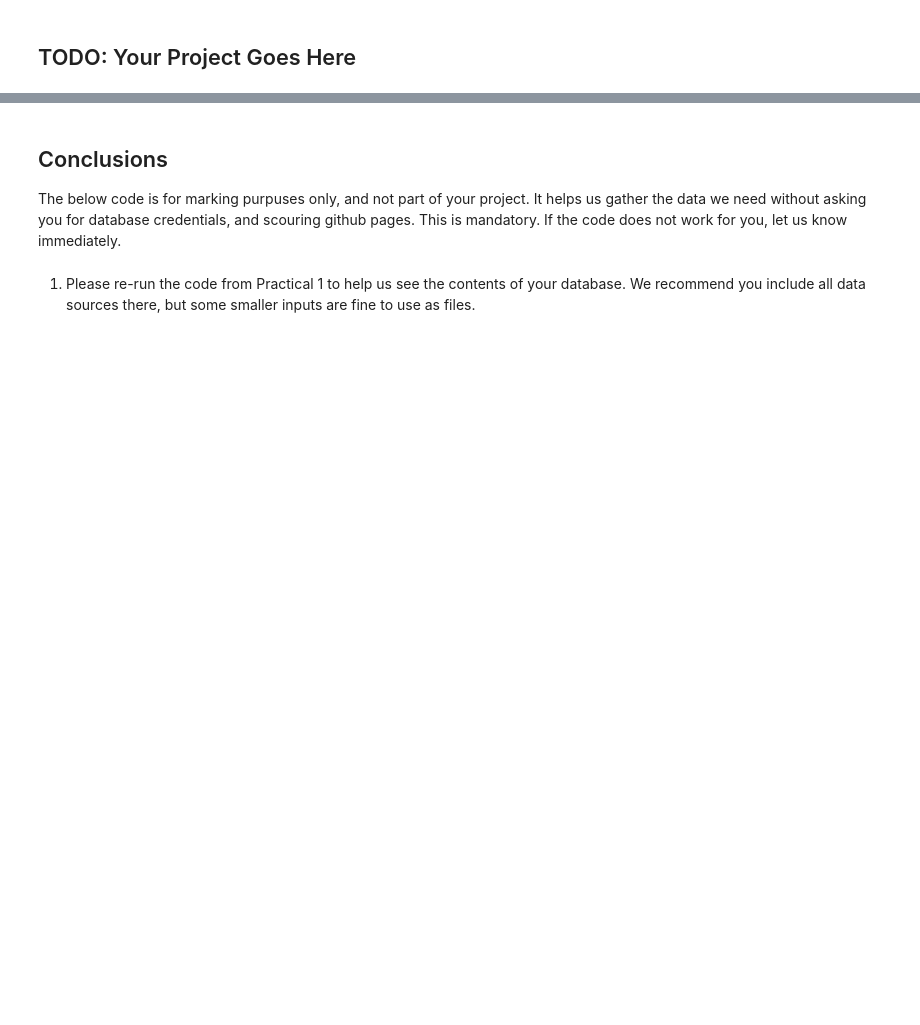
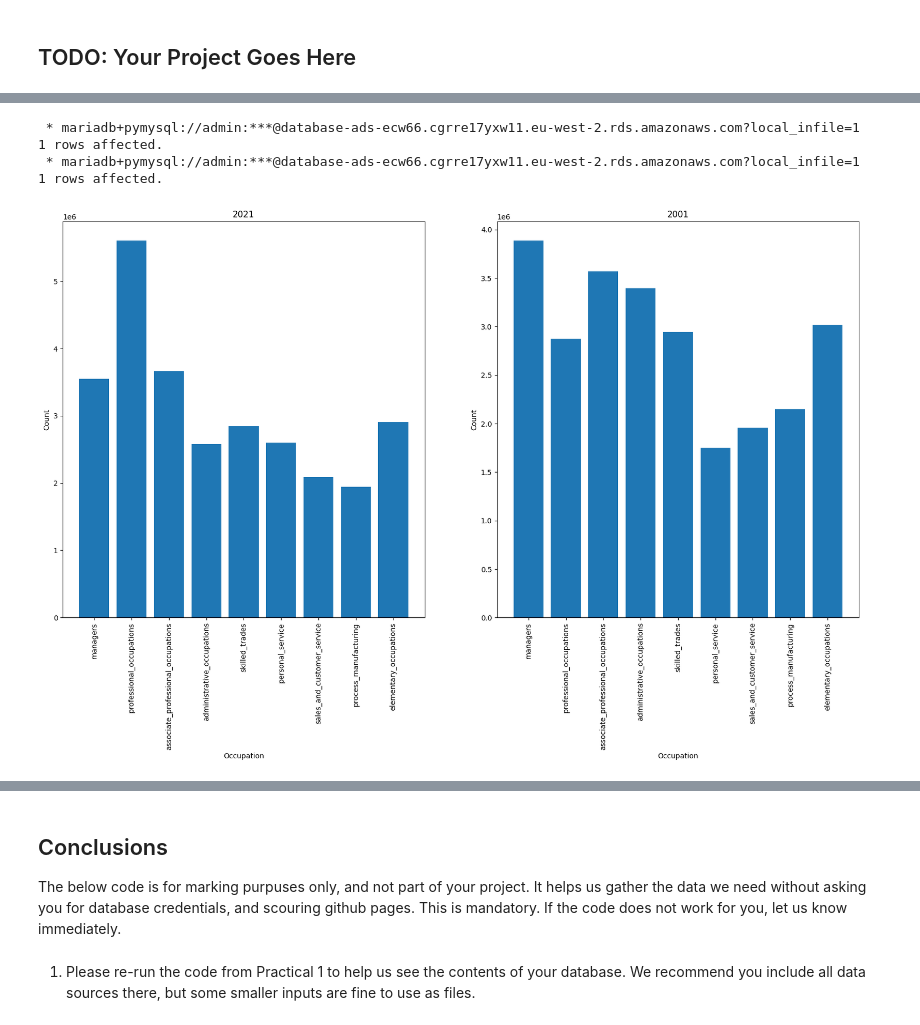
Before and after one commit to EuanWorth/ecw66_ads_2024, a Jupyter notebook: ads_course_assessment.ipynb, the cells around one changed output, grey strips where cells are left out. Drawn from its saved outputs; the diff is of its cells as text; code cells hidden in the pictures; blank space fills up the shorter version.

```diff
--- a/ads_course_assessment.ipynb
+++ b/ads_course_assessment.ipynb
@@ -1509,0 +1799,2 @@ Note that the ideas are just a starting point question. You should include more
+# %%
+occupations_list = ["all_categories", "managers", "professional_occupations", "associate_professional_occupations", "administrative_occupations", "skilled_trades", "personal_service", "sales_and_customer_service", "process_manufacturing", "elementary_occupations"]
@@ -1509,0 +1925,25 @@ Note that the ideas are just a starting point question. You should include more
+# %%
+total_2021_data = %sql SELECT SUM(`all_categories`), SUM(`managers`), SUM(`professional_occupations`), SUM(`associate_professional_occupations`), SUM(`administrative_occupations`), SUM(`skilled_trades`), SUM(`personal_service`), SUM(`sales_and_customer_service`), SUM(`process_manufacturing`), SUM(`elementary_occupations`) FROM `occupations_2021_data`;
+total_2021_df = pd.DataFrame(total_2021_data)
+total_2001_data = %sql SELECT SUM(`all_categories`), SUM(`managers`), SUM(`professional_occupations`), SUM(`associate_professional_occupations`), SUM(`administrative_occupations`), SUM(`skilled_trades`), SUM(`personal_service`), SUM(`sales_and_customer_service`), SUM(`process_manufacturing`), SUM(`elementary_occupations`) FROM `occupations_2001_data_rezoned`;
+total_2001_df = pd.DataFrame(total_2001_data)
+# %% [output]
+ * mariadb+pymysql://admin:***@database-ads-ecw66.cgrre17yxw11.eu-west-2.rds.amazonaws.com?local_infile=1
+1 rows affected.
+ * mariadb+pymysql://admin:***@database-ads-ecw66.cgrre17yxw11.eu-west-2.rds.amazonaws.com?local_infile=1
+1 rows affected.
+# %%
+fig, axes = plt.subplots(ncols=2, figsize=(20,10))
+axes[0].bar(occupations_list[1:], total_2021_df.iloc[0][1:])
+axes[0].set_title("2021")
+axes[0].set_xlabel("Occupation")
+axes[0].set_ylabel("Count")
+axes[0].set_xticklabels(occupations_list[1:], rotation=90)
+axes[1].bar(occupations_list[1:], total_2001_df.iloc[0][1:])
+axes[1].set_title("2001")
+axes[1].set_xlabel("Occupation")
+axes[1].set_ylabel("Count")
+axes[1].set_xticklabels(occupations_list[1:], rotation=90)
+plt.show()
+# %% [output]
+[figure, added]
```
Also changed, not shown: parts of 23 cells of this notebook.
